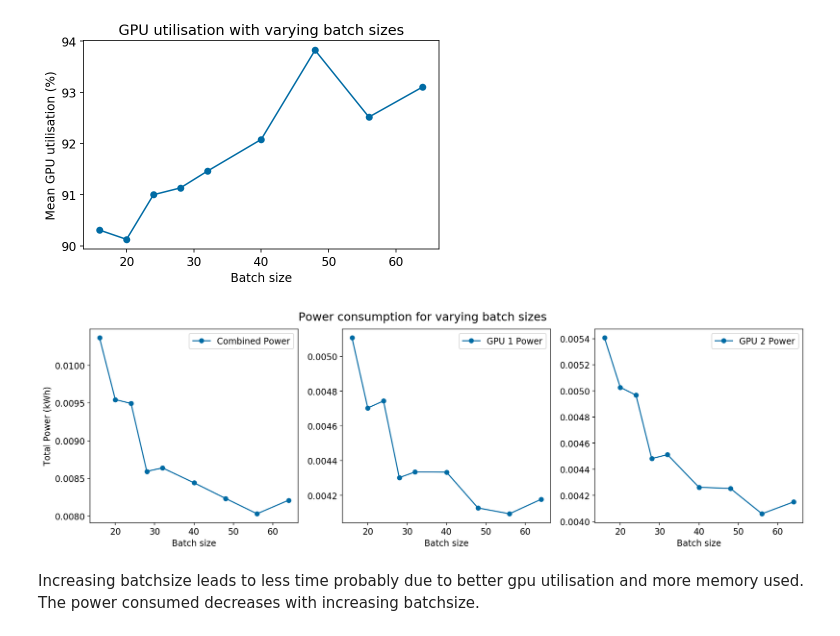
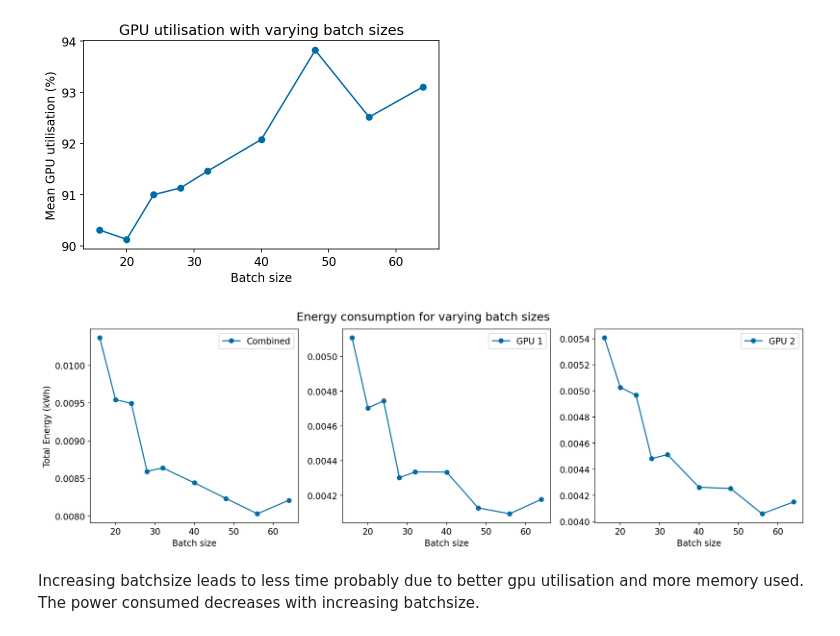
Before and after one commit to MScDissertation/NLP, a Jupyter notebook: nvidia-smi-data.ipynb, the cells around one changed output. Cells and saved outputs as stored; diff of their text form; code cells hidden in the pictures.

```diff
--- a/nvidia-smi-data.ipynb
+++ b/nvidia-smi-data.ipynb
@@ -185,22 +191,22 @@ plt.savefig("viz/gpuUtilBatchSize.png")
 # %%
 g1power = df_mrpc["gpu1_mean_power"]* df_mrpc['total_time'] / (1000 * 3600)
 g2power = df_mrpc["gpu2_mean_power"]* df_mrpc['total_time'] / (1000 * 3600)
 fig, axs = plt.subplots(1,3,figsize=(15,5))
-axs[0].plot(df_mrpc['batchsize'],df_mrpc["summed_power"],'-o', label="Combined Power")
-axs[1].plot(df_mrpc['batchsize'],g1power, '-o',label="GPU 1 Power")
-axs[2].plot(df_mrpc['batchsize'],g2power, '-o', label="GPU 2 Power")
+axs[0].plot(df_mrpc['batchsize'],df_mrpc["summed_power"],'-o', label="Combined")
+axs[1].plot(df_mrpc['batchsize'],g1power, '-o',label="GPU 1")
+axs[2].plot(df_mrpc['batchsize'],g2power, '-o', label="GPU 2")
 axs[0].legend()
 axs[1].legend()
 axs[2].legend()
 plt.setp(axs[:], xlabel='Batch size')
-plt.setp(axs[0], ylabel='Total Power (kWh)')
+plt.setp(axs[0], ylabel='Total Energy (kWh)')
 
-plt.suptitle("Power consumption for varying batch sizes",fontsize='16')
+plt.suptitle("Energy consumption for varying batch sizes",fontsize='16')
 plt.tight_layout(rect=[0, 0.03, 1, 0.95])
 #https://stackoverflow.com/questions/8248467/matplotlib-tight-layout-doesnt-take-into-account-figure-suptitle
-plt.savefig("viz/batchsizeVsPower.png")
+plt.savefig("viz/batchsizeVsPower.png", dpi=300)
 # %% [output]
-[figure, old version]
+[figure, new version]
 # %% [markdown]
 Increasing batchsize leads to less time probably due to better gpu utilisation and more memory used.
 The power consumed decreases with increasing batchsize.
```
Also changed, not shown: parts of 2 cells of this notebook, 8 other files.
